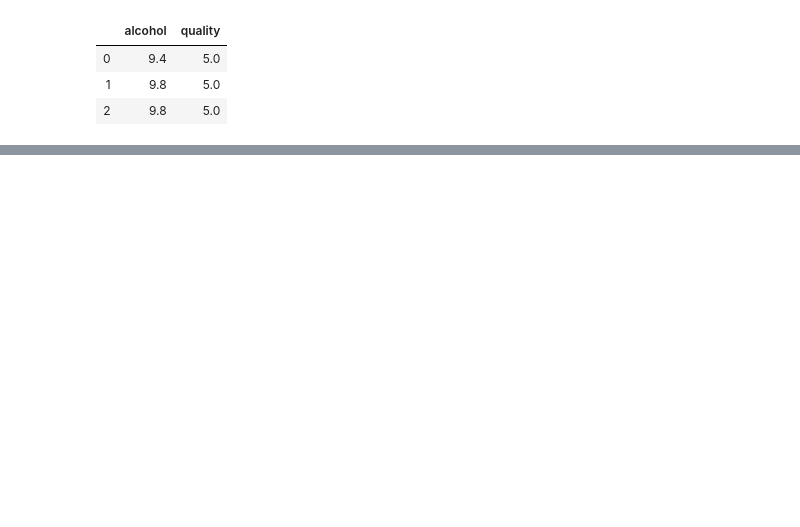
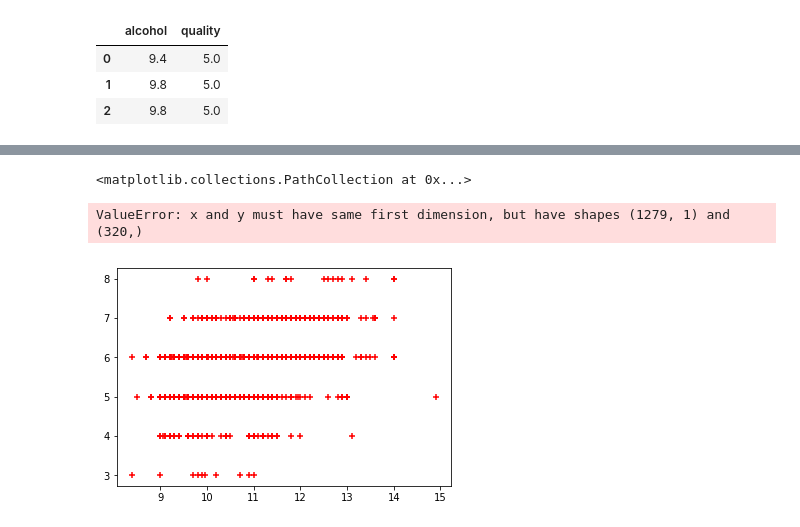
Before and after one commit to raybg/LinearRegression, a Jupyter notebook: Cog_SLR.ipynb, the cells around one changed output, grey strips where cells are left out. Saved outputs shown, nothing was run; the diff lists cells and outputs as text; code cells hidden in the pictures; blank space fills up the shorter version.

```diff
--- a/Cog_SLR.ipynb
+++ b/Cog_SLR.ipynb
@@ -23,11 +22,10 @@ df.head(3)
 | 1 | 9.8 | 5.0 |
 | 2 | 9.8 | 5.0 |
 # %%
-X = df['alcohol']
-y = df['quality']
-X = np.array(df['alcohol']).reshape((1, -1))
-#X = X.reshape(X.shape[1:])
-y = np.array(y).reshape((1,-1))
-#X = X.transpose()
-print(X,y)
+X = df['alcohol'].values.reshape(1, -1)
+y = df['quality'].values.reshape(1, -1)
+#X = np.array(df['alcohol']).reshape((1, -1))      #X = X.reshape(X.shape[1:])       #y = np.array(y).reshape((1,-1))
+X = X.transpose()
+y = y.transpose()
+X,y
 # %% [output]
@@ -35,8 +45,5 @@ print(X,y)
 # %%
-X_train, X_test, y_train, y_test = train_test_split(X, y, test_size = 0.25, train_size = 0.25)
-
-reg = LinearRegression()
-reg.fit(X_train, y_train)
-
-reg.score
+X_train, X_test, y_train, y_test = train_test_split(X, y, test_size = .2, random_state=5)
+print(X_train.shape,y_train.shape)
+print(X_test.shape,y_test.shape)
 # %% [output]
@@ -43,0 +52,8 @@ ValueError: With n_samples=1, test_size=0.25 and train_size=0.25, the resulting
+# %%
+LR = linear_model.LinearRegression()
+LR.fit(df[['alcohol']],df.quality)
+#LR.reshape(1, -1)
+
+LR.score(X,y)
+
+#model = LR.fit(X_train,y_train)
@@ -43,0 +70,4 @@ ValueError: With n_samples=1, test_size=0.25 and train_size=0.25, the resulting
+# %%
+y_pred = LR.predict(y_test)
+y_pred
+y_test
@@ -43,0 +148,13 @@ ValueError: With n_samples=1, test_size=0.25 and train_size=0.25, the resulting
+# %%
+plt.scatter (X,y, color = 'red', marker = '+')
+plt.plot(X_train,y_pred, color = 'green')
+plt.title('Quality of Alcohol')
+
+plt.xlabel('alcohol')
+plt.ylabel('quality')
+
+plt.show()
+# %% [output]
+<matplotlib.collections.PathCollection at 0x...>
+ValueError: x and y must have same first dimension, but have shapes (1279, 1) and (320,)
+[figure, added]
```
Also changed, not shown: parts of 7 cells of this notebook.
